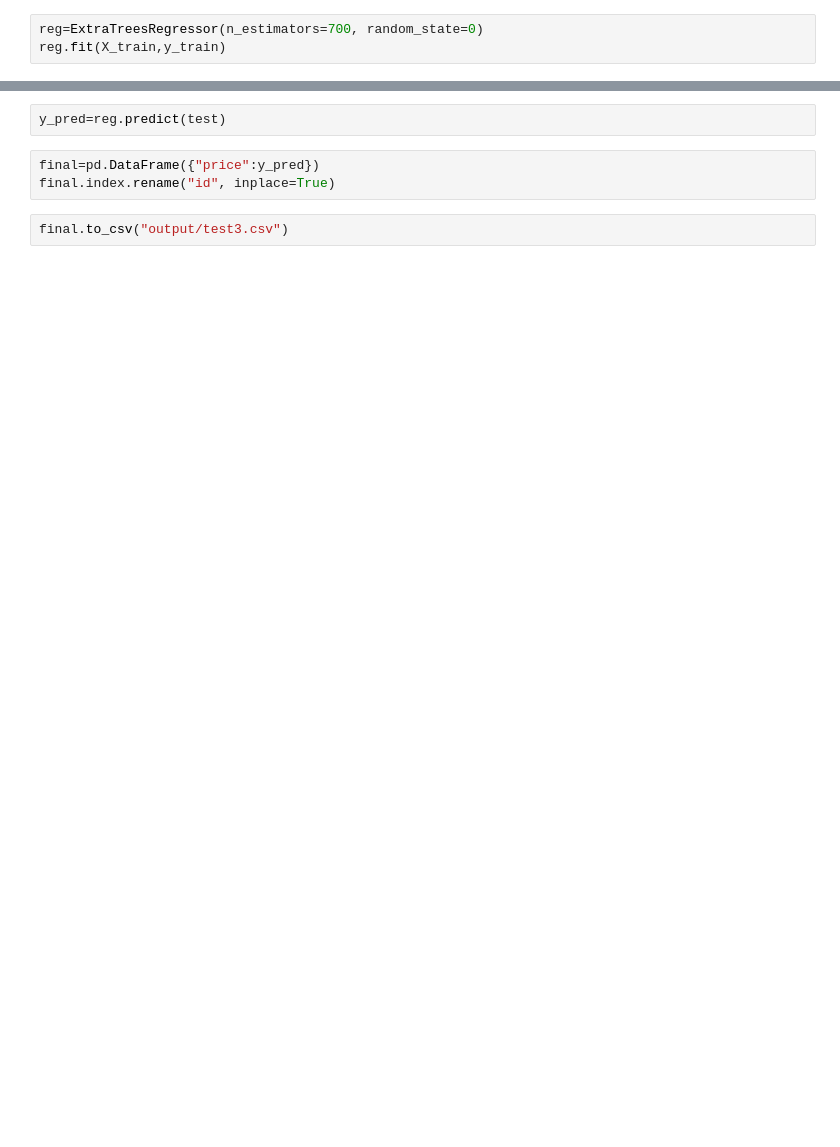
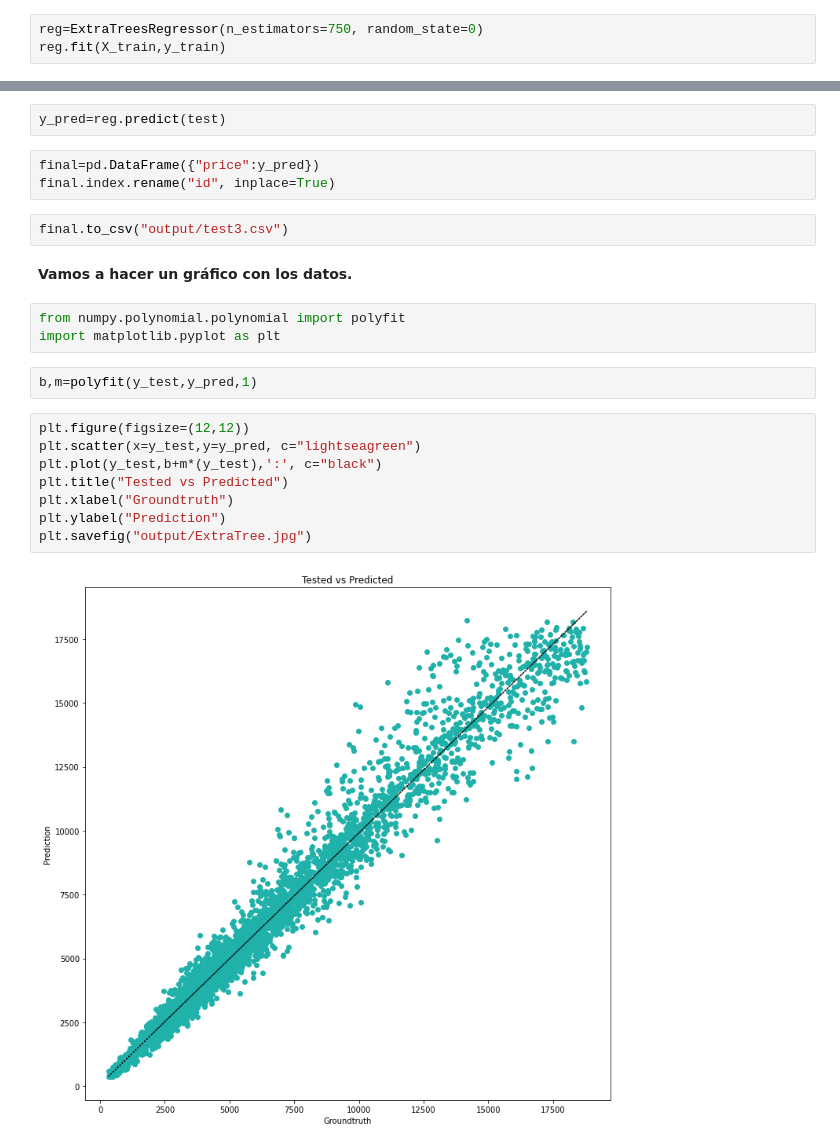
Before and after one commit to sofiavpuebla/5.--Kaggle-ML, a Jupyter notebook: ExtraTreeRegresor.ipynb, the cells around one changed output, grey strips where cells are left out. Drawn from its saved outputs; the diff is of its cells as text; blank space fills up the shorter version.

```diff
--- a/ExtraTreeRegresor.ipynb
+++ b/ExtraTreeRegresor.ipynb
@@ -13,6 +13,6 @@ y=train["price"]
 # %%
 X_train, X_test, y_train, y_test = train_test_split(X, y, test_size=0.2)
 # %%
-reg=ExtraTreesRegressor(n_estimators=700, random_state=0)
+reg=ExtraTreesRegressor(n_estimators=750, random_state=0)
 reg.fit(X_train,y_train)
 # %% [output]
@@ -30,3 +30,20 @@ final=pd.DataFrame({"price":y_pred})
 final.index.rename("id", inplace=True)
 # %%
 final.to_csv("output/test3.csv")
+# %% [markdown]
+**Vamos a hacer un gráfico con los datos.**
+# %%
+from numpy.polynomial.polynomial import polyfit
+import matplotlib.pyplot as plt
+# %%
+b,m=polyfit(y_test,y_pred,1)
+# %%
+plt.figure(figsize=(12,12))
+plt.scatter(x=y_test,y=y_pred, c="lightseagreen")
+plt.plot(y_test,b+m*(y_test),':', c="black")
+plt.title("Tested vs Predicted")
+plt.xlabel("Groundtruth")
+plt.ylabel("Prediction")
+plt.savefig("output/ExtraTree.jpg")
+# %% [output]
+[figure, added]
```
Also changed, not shown: parts of 2 cells of this notebook, 11 other files.
